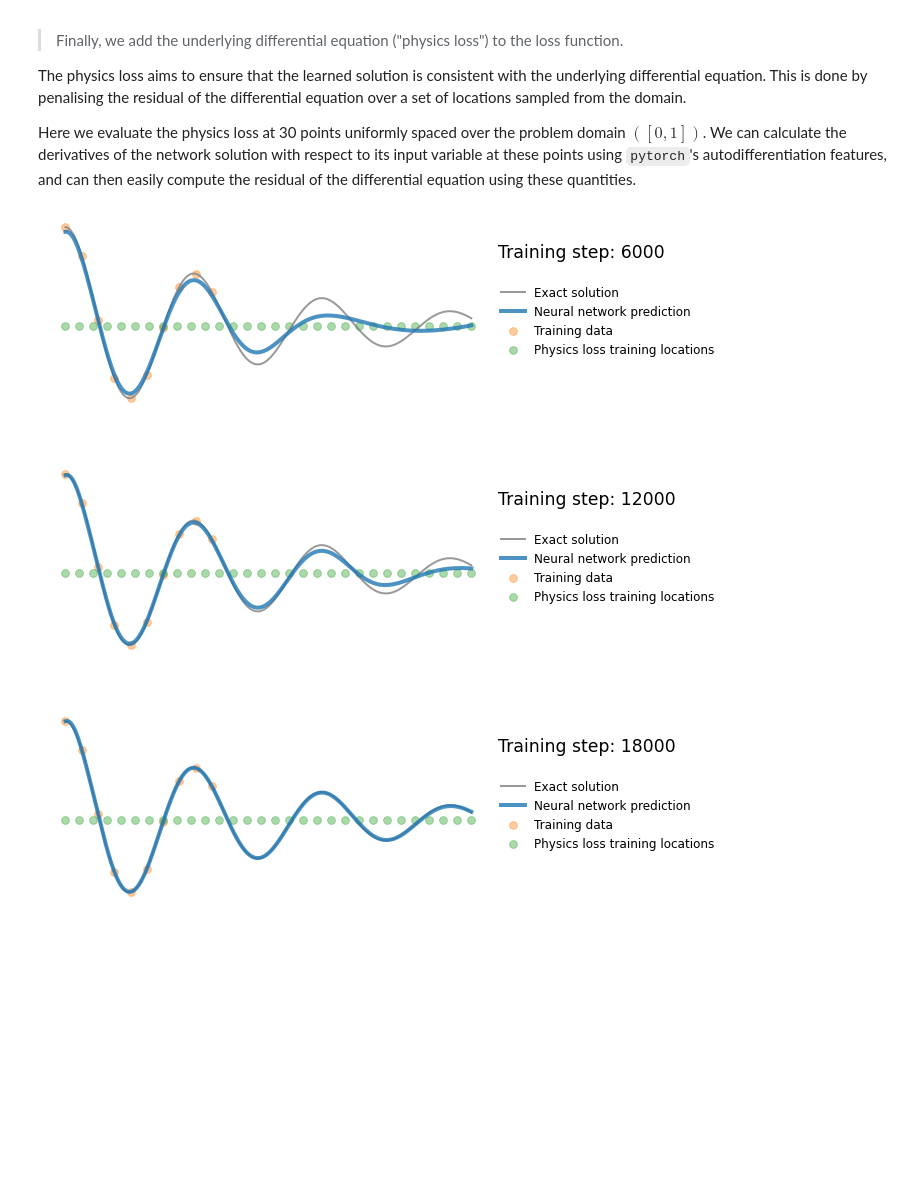
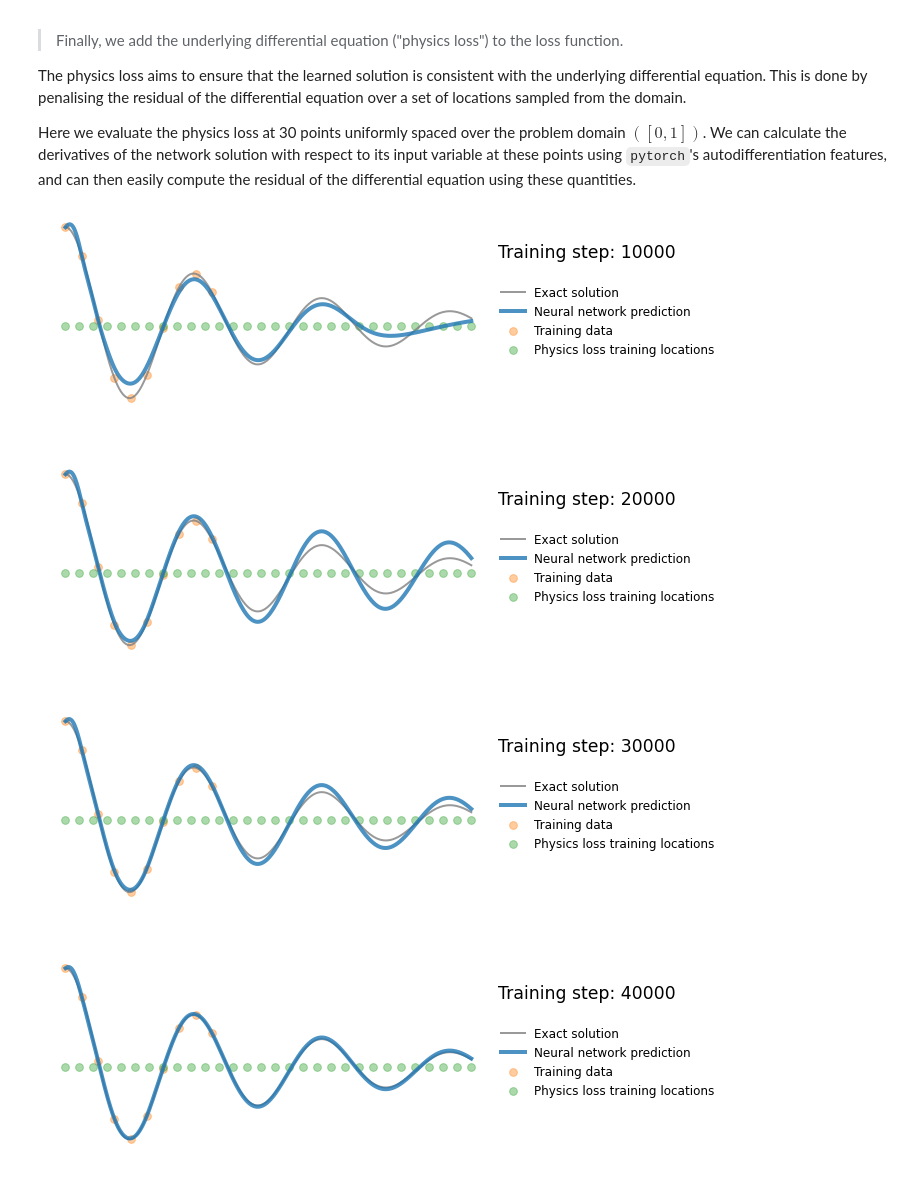
Before and after one commit to benmoseley/harmonic-oscillator-pinn, a Jupyter notebook: Harmonic oscillator PINN.ipynb, the cells around one changed output. Drawn from its saved outputs; the diff is of its cells as text; code cells hidden in the pictures; blank space fills up the shorter version.

```diff
--- a/Harmonic oscillator PINN.ipynb
+++ b/Harmonic oscillator PINN.ipynb
@@ -183,12 +183,14 @@ Here we evaluate the physics loss at 30 points uniformly spaced over the problem
 # %%
 x_physics = torch.linspace(0,1,30).view(-1,1).requires_grad_(True)# sample locations over the problem domain
 mu, k = 2*d, w0**2
+mu = torch.nn.Parameter(torch.zeros(1, requires_grad=True))# also treat mu as a learnable parameter
+mus = []
 
 torch.manual_seed(123)
 model = FCN(1,1,32,3)
-optimizer = torch.optim.Adam(model.parameters(),lr=1e-4)
+optimizer = torch.optim.Adam(list(model.parameters())+[mu],lr=1e-4)
 files = []
-for i in range(20000):
+for i in range(60000):
     optimizer.zero_grad()
 
     # compute the "data loss"
@@ -196,35 +198,38 @@ for i in range(20000):
     loss1 = torch.mean((yh-y_data)**2)# use mean squared error
 
     # compute the "physics loss"
     yhp = model(x_physics)
     dx  = torch.autograd.grad(yhp, x_physics, torch.ones_like(yhp), create_graph=True)[0]# computes dy/dx
     dx2 = torch.autograd.grad(dx,  x_physics, torch.ones_like(dx),  create_graph=True)[0]# computes d^2y/dx^2
     physics = dx2 + mu*dx + k*yhp# computes the residual of the 1D harmonic oscillator differential equation
     loss2 = (1e-4)*torch.mean(physics**2)
 
     # backpropagate joint loss
     loss = loss1 + loss2# add two loss terms together
     loss.backward()
     optimizer.step()
 
+    # record mu value
+    mus.append(mu.item())
 
     # plot the result as training progresses
-    if (i+1) % 150 == 0:
+    if (i+1) % 1000 == 0:
 
         yh = model(x).detach()
         xp = x_physics.detach()
 
         plot_result(x,y,x_data,y_data,yh,xp)
 
         file = "plots/pinn_%.8i.png"%(i+1)
         plt.savefig(file, bbox_inches='tight', pad_inches=0.1, dpi=100, facecolor="white")
         files.append(file)
 
-        if (i+1) % 6000 == 0: plt.show()
+        if (i+1) % 10000 == 0: plt.show()
         else: plt.close("all")
 
 save_gif_PIL("pinn.gif", files, fps=20, loop=0)
 # %% [output]
-[figure, old version]
+[figure, new version]
-[figure, old version]
+[figure, new version]
-[figure, old version]
+[figure, new version]
+[figure, added]
```
Also changed, not shown: parts of 2 cells of this notebook.
